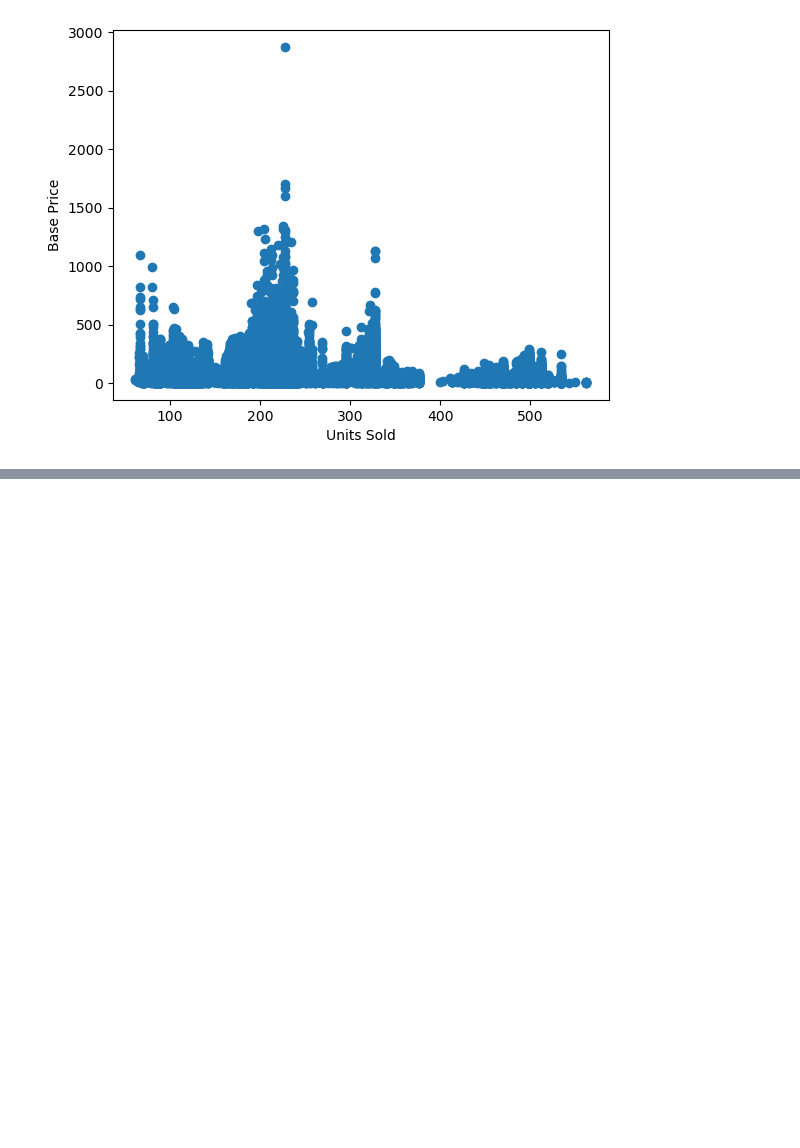
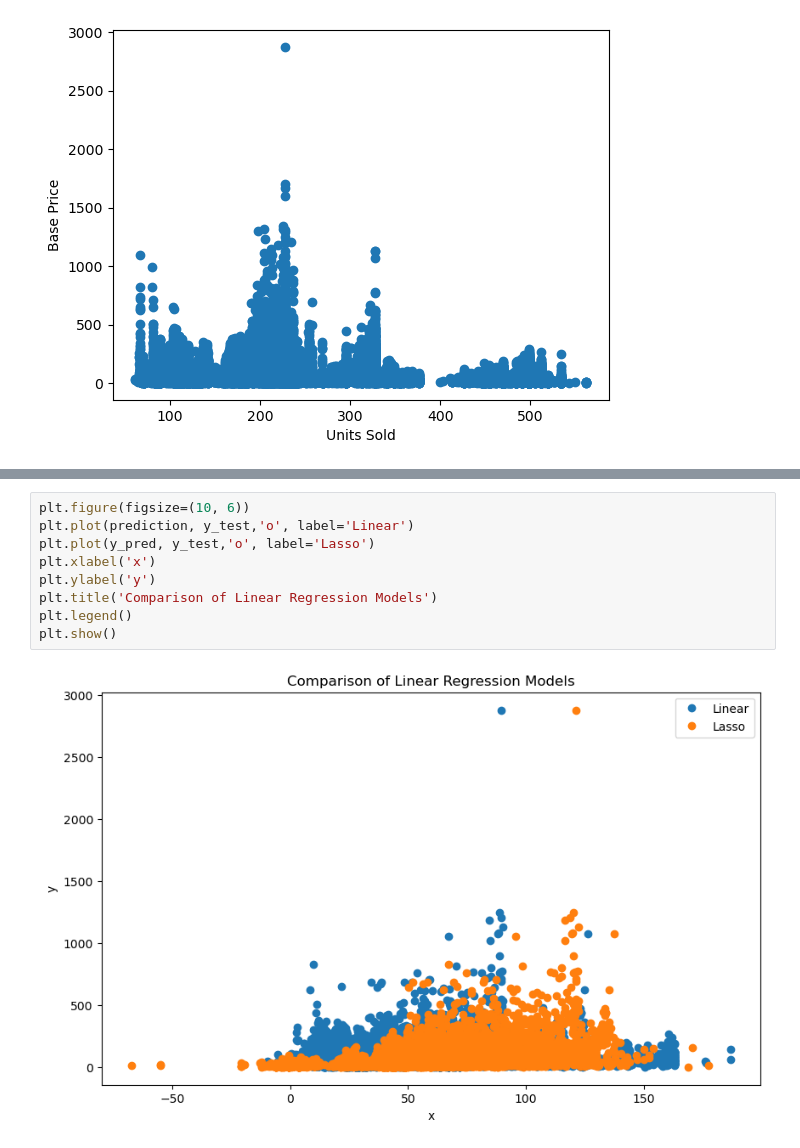
Before and after one commit to Priyansh-666/Product_demand, a Jupyter notebook: Product Demand.ipynb, the cells around one changed output, grey strips where cells are left out. Drawn from its saved outputs; the diff is of its cells as text; blank space fills up the shorter version.

```diff
--- a/Product Demand.ipynb
+++ b/Product Demand.ipynb
@@ -51,3 +81,14 @@ print(mean_absolute_error(np.array(y_test),y_pred))
+# %%
+plt.figure(figsize=(10, 6))
+plt.plot(prediction, y_test,'o', label='Linear')
+plt.plot(y_pred, y_test,'o', label='Lasso')
+plt.xlabel('x')
+plt.ylabel('y')
+plt.title('Comparison of Linear Regression Models')
+plt.legend()
+plt.show()
+# %% [output]
+[figure, added]
 # %%
 p_val = [240,300]
 prediction = model.predict([p_val])
```
Also changed, not shown: parts of 4 cells of this notebook, 8 other files.
